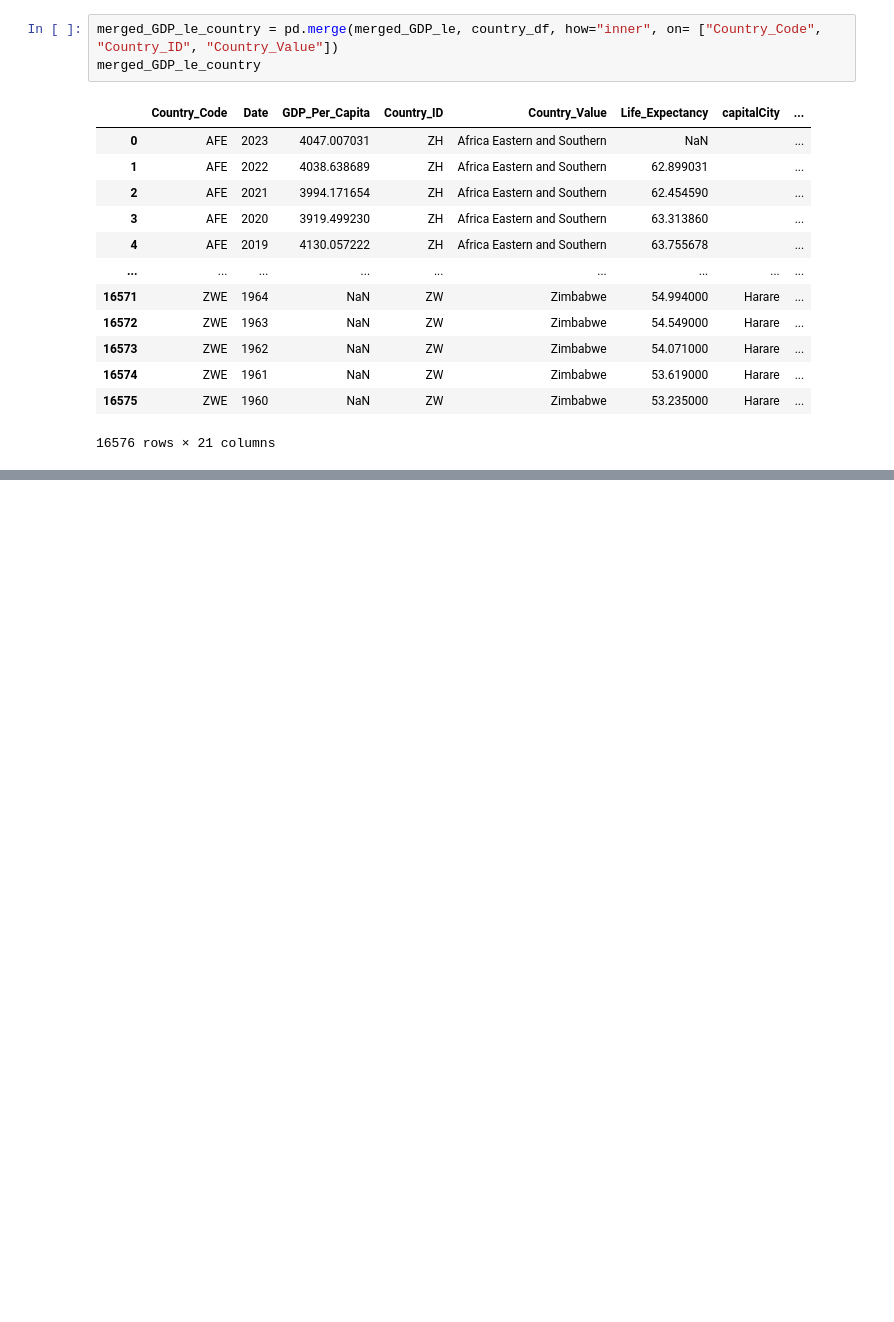
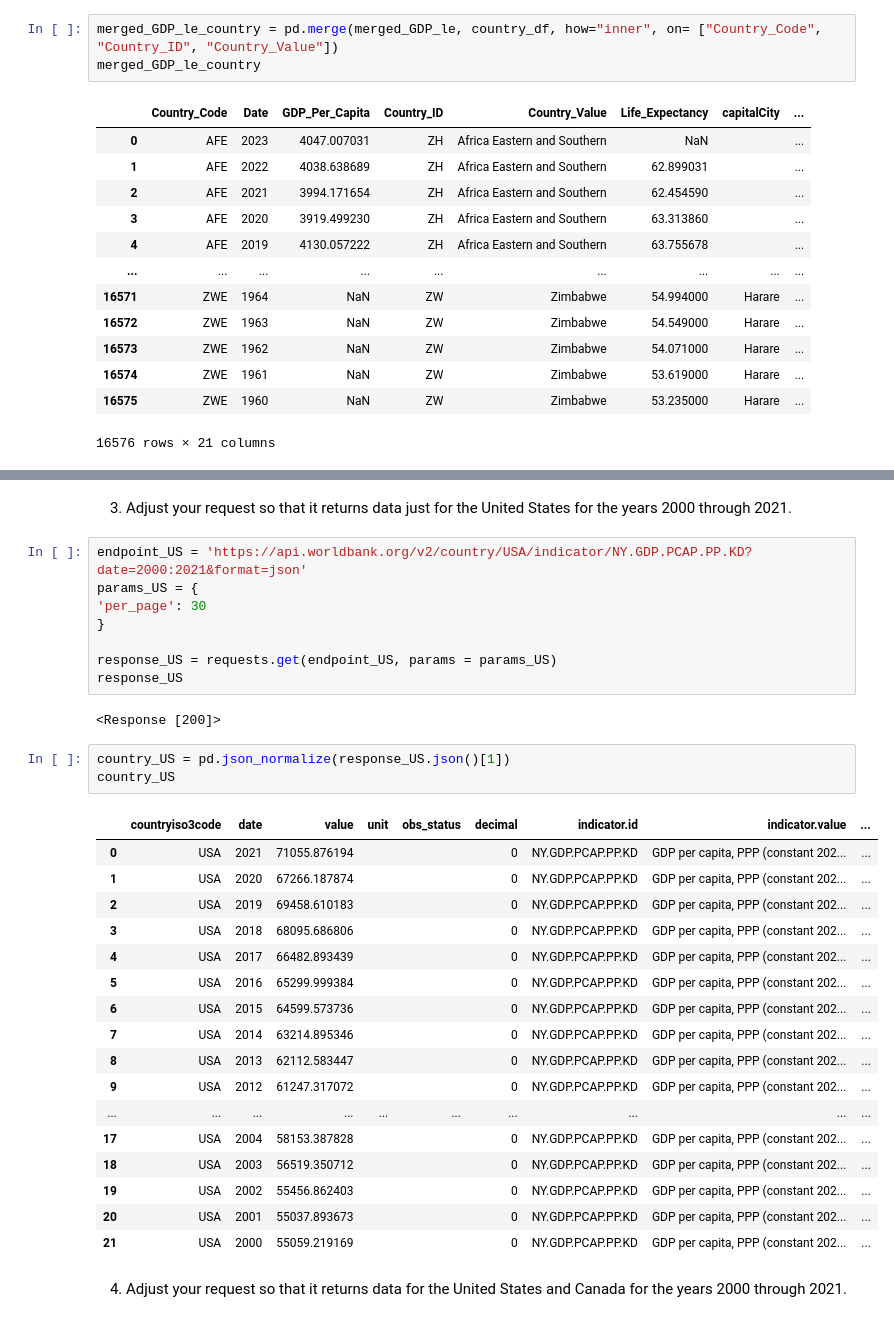
Before and after one commit to nss-data-science-cohort-8/api-exercise-Jorgen85Lex, a Jupyter notebook: notebooks/UNData_API.ipynb, the cells around one changed output, grey strips where cells are left out. Saved outputs shown, nothing was run; the diff lists cells and outputs as text; blank space fills up the shorter version.

Commit message:
Finished through bonus question 4

```diff
--- a/notebooks/UNData_API.ipynb
+++ b/notebooks/UNData_API.ipynb
@@ -212,0 +246,35 @@ You can also get more information about the available countries (region, capital
+# %% [markdown]
+3. Adjust your request so that it returns data just for the United States for the years 2000 through 2021.
+# %%
+endpoint_US = 'https://api.worldbank.org/v2/country/USA/indicator/NY.GDP.PCAP.PP.KD?date=2000:2021&format=json'
+params_US = {
+'per_page': 30
+}
+
+response_US = requests.get(endpoint_US, params = params_US)
+response_US
+# %% [output]
+<Response [200]>
+# %%
+country_US = pd.json_normalize(response_US.json()[1])
+country_US
+# %% [output]
+|  | countryiso3code | date | value | unit | obs_status | decimal | indicator.id | indicator.value | ... |
+| 0 | USA | 2021 | 71055.876194 |  |  | 0 | NY.GDP.PCAP.PP.KD | GDP per capita, PPP (constant 202... | ... |
+| 1 | USA | 2020 | 67266.187874 |  |  | 0 | NY.GDP.PCAP.PP.KD | GDP per capita, PPP (constant 202... | ... |
+| 2 | USA | 2019 | 69458.610183 |  |  | 0 | NY.GDP.PCAP.PP.KD | GDP per capita, PPP (constant 202... | ... |
+| 3 | USA | 2018 | 68095.686806 |  |  | 0 | NY.GDP.PCAP.PP.KD | GDP per capita, PPP (constant 202... | ... |
+| 4 | USA | 2017 | 66482.893439 |  |  | 0 | NY.GDP.PCAP.PP.KD | GDP per capita, PPP (constant 202... | ... |
+| 5 | USA | 2016 | 65299.999384 |  |  | 0 | NY.GDP.PCAP.PP.KD | GDP per capita, PPP (constant 202... | ... |
+| 6 | USA | 2015 | 64599.573736 |  |  | 0 | NY.GDP.PCAP.PP.KD | GDP per capita, PPP (constant 202... | ... |
+| 7 | USA | 2014 | 63214.895346 |  |  | 0 | NY.GDP.PCAP.PP.KD | GDP per capita, PPP (constant 202... | ... |
+| 8 | USA | 2013 | 62112.583447 |  |  | 0 | NY.GDP.PCAP.PP.KD | GDP per capita, PPP (constant 202... | ... |
+| 9 | USA | 2012 | 61247.317072 |  |  | 0 | NY.GDP.PCAP.PP.KD | GDP per capita, PPP (constant 202... | ... |
+| ... | ... | ... | ... | ... | ... | ... | ... | ... | ... |
+| 17 | USA | 2004 | 58153.387828 |  |  | 0 | NY.GDP.PCAP.PP.KD | GDP per capita, PPP (constant 202... | ... |
+| 18 | USA | 2003 | 56519.350712 |  |  | 0 | NY.GDP.PCAP.PP.KD | GDP per capita, PPP (constant 202... | ... |
+| 19 | USA | 2002 | 55456.862403 |  |  | 0 | NY.GDP.PCAP.PP.KD | GDP per capita, PPP (constant 202... | ... |
+| 20 | USA | 2001 | 55037.893673 |  |  | 0 | NY.GDP.PCAP.PP.KD | GDP per capita, PPP (constant 202... | ... |
+| 21 | USA | 2000 | 55059.219169 |  |  | 0 | NY.GDP.PCAP.PP.KD | GDP per capita, PPP (constant 202... | ... |
+# %% [markdown]
+4. Adjust your request so that it returns data for the United States and Canada for the years 2000 through 2021.
```
Also changed, not shown: parts of 11 cells of this notebook.
